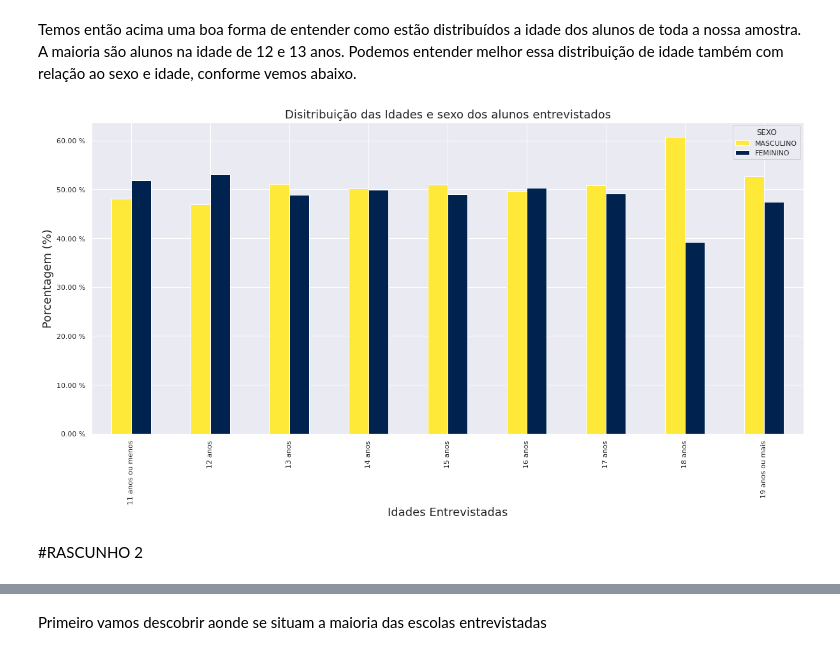
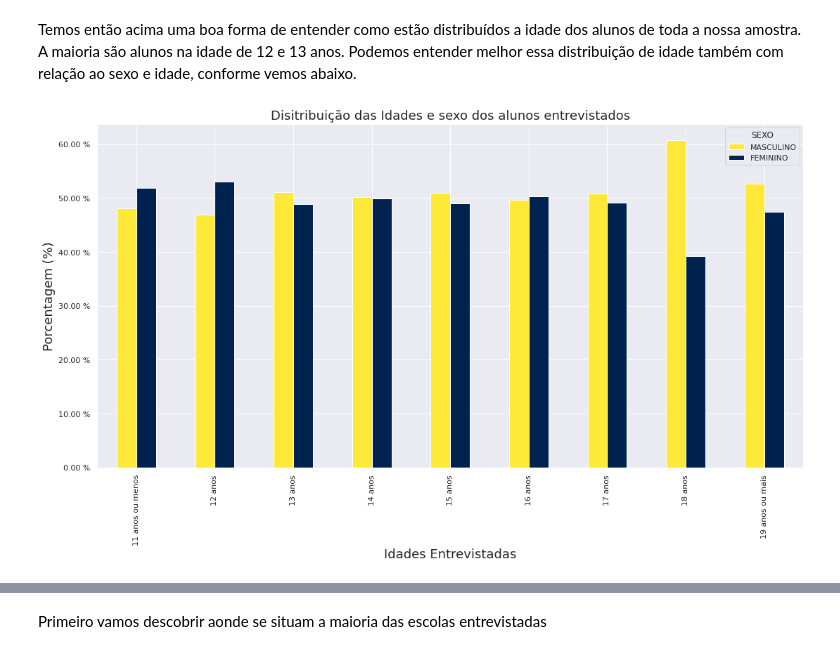
Before and after one commit to MatheusOrange211/Bootcamp-Alura, a Jupyter notebook: PROJETO_MODULO_3.ipynb, the cells around one changed output, grey strips where cells are left out. Drawn from its saved outputs; the diff is of its cells as text; code cells hidden in the pictures.

```diff
--- a/PROJETO_MODULO_3.ipynb
+++ b/PROJETO_MODULO_3.ipynb
@@ -25,3 +39,6 @@ sns.set()
 arquivos = "/content/drive/MyDrive/bootcamp-modulo3/PeNSE_2015_AMOSTRA2.zip"
 zip = ZipFile(arquivos)
 amostra_alunoescola = zip.namelist()[1]
+# %%
+dados_aluno_escola = pd.read_csv(zip.open(amostra_alunoescola),sep=';',thousands='.',decimal=',')
+dados_aluno_escola
@@ -133,20 +261,18 @@ fig;
 # %% [markdown]
 Temos então acima uma boa forma de entender como estão distribuídos a idade dos alunos de toda a nossa amostra. A maioria são alunos na idade de 12 e 13 anos. Podemos entender melhor essa distribuição de idade também com relação ao sexo e idade, conforme vemos abaixo.
 # %%
-DF_idade_pelo_sexo = (pd.crosstab(dados['VB01003'],dados['VB01001'],normalize='index') *100).round(2)
+DF_idade_pelo_sexo = (pd.crosstab(dados_aluno_escola['VB01003'],dados_aluno_escola['VB01001'],normalize='index') *100).round(2)
 DF_idade_pelo_sexo.rename(index=dicio_vb01003,inplace=True)
 DF_idade_pelo_sexo = DF_idade_pelo_sexo.rename(columns=dicio_vb01001)
 # %%
-fig = DF_idade_pelo_sexo.plot(kind='bar',figsize=(20,9),colormap='cividis_r')
+fig = DF_idade_pelo_sexo.plot(kind='bar',figsize=(18,9),colormap='cividis_r')
 fig.yaxis.set_major_formatter(ticker.StrMethodFormatter("{x:,.2f} %"))
 plt.title("Disitribuição das Idades e sexo dos alunos entrevistados",size=18)
 fig.set_ylabel("Porcentagem (%)",size=18)
 fig.set_xlabel("Idades Entrevistadas",size=18)
 
 plt.legend(title='SEXO')
 
 fig;
 # %% [output]
-[figure, old version]
+[figure, new version]
-# %% [markdown]
-#RASCUNHO 2
```
Also changed, not shown: parts of 107 cells of this notebook.
